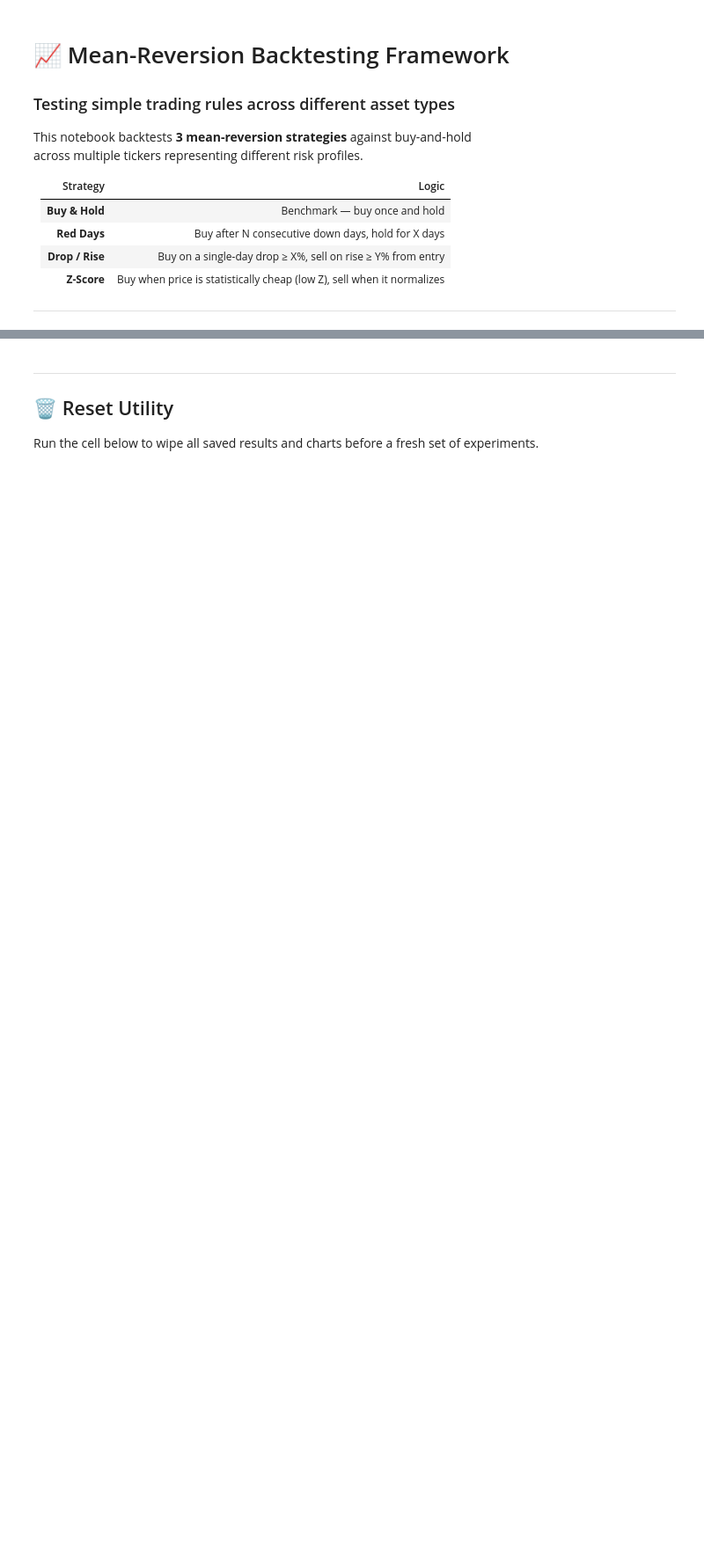
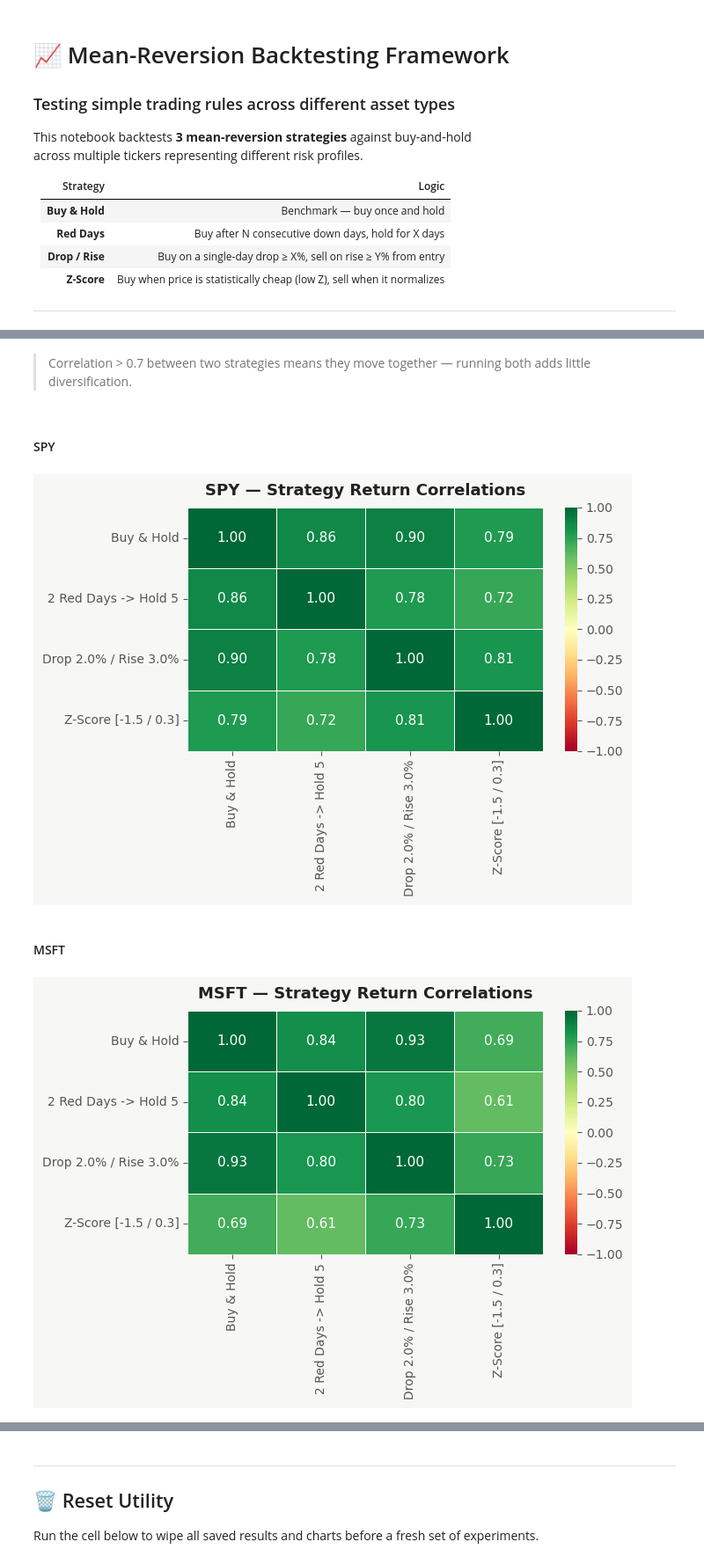
Before and after one commit to Owl-29/algo-trading-backtest, a Jupyter notebook: Algo_Trading_Backtest.ipynb, the cells around one changed output, grey strips where cells are left out. Shown at 88% size. Cells and saved outputs as stored; diff of their text form; code cells hidden in the pictures; blank space fills up the shorter version.

Commit message:
Add walk-forward testing, Monte Carlo, parameter sensitivity, correlation, Calmar ratio, annualised return, regime detection

```diff
--- a/Algo_Trading_Backtest.ipynb
+++ b/Algo_Trading_Backtest.ipynb
@@ -503,0 +533,37 @@ print("   charts/")
+# %%
+# ── Strategy Correlation Analysis ─────────────────────────────────────────────
+# Run AFTER the main backtest cell.
+display(Markdown("---\n## \U0001f4ca Strategy Correlation Analysis"))
+display(Markdown("> Correlation > 0.7 between two strategies means they move together — running both adds little diversification."))
+
+if not all_strat_returns["market"]:
+    print("\u26a0\ufe0f  Run the main backtest cell first.")
+else:
+    for mkt, s1, s2, s3 in zip(
+        all_strat_returns["market"],
+        all_strat_returns["strat1"],
+        all_strat_returns["strat2"],
+        all_strat_returns["strat3"],
+    ):
+        ticker_name = mkt.name
+        corr_df = pd.DataFrame({
+            "Buy & Hold":  mkt,
+            strat1_label:  s1,
+            strat2_label:  s2,
+            strat3_label:  s3,
+        }).corr()
+
+        display(Markdown(f"#### {ticker_name}"))
+        fig, ax = plt.subplots(figsize=(7, 5))
+        sns.heatmap(
+            corr_df, annot=True, fmt=".2f", cmap="RdYlGn",
+            vmin=-1, vmax=1, ax=ax, linewidths=0.5,
+            annot_kws={"size": 11},
+        )
+        ax.set_title(f"{ticker_name} — Strategy Return Correlations", pad=10)
+        plt.tight_layout()
+        plt.savefig(f"charts/{run_id}_{ticker_name}_correlation.png", dpi=150, bbox_inches="tight", facecolor="#f7f7f5")
+        plt.show()
+
+print("\u2705  Correlation analysis complete.")
+# %% [output]
@@ -503,0 +572,5 @@ print("   charts/")
+> Correlation > 0.7 between two strategies means they move together — running both adds little diversification.
+#### SPY
+[figure, added]
+#### MSFT
+[figure, added]
```
Also changed, not shown: parts of 11 cells of this notebook, 1 other file.
